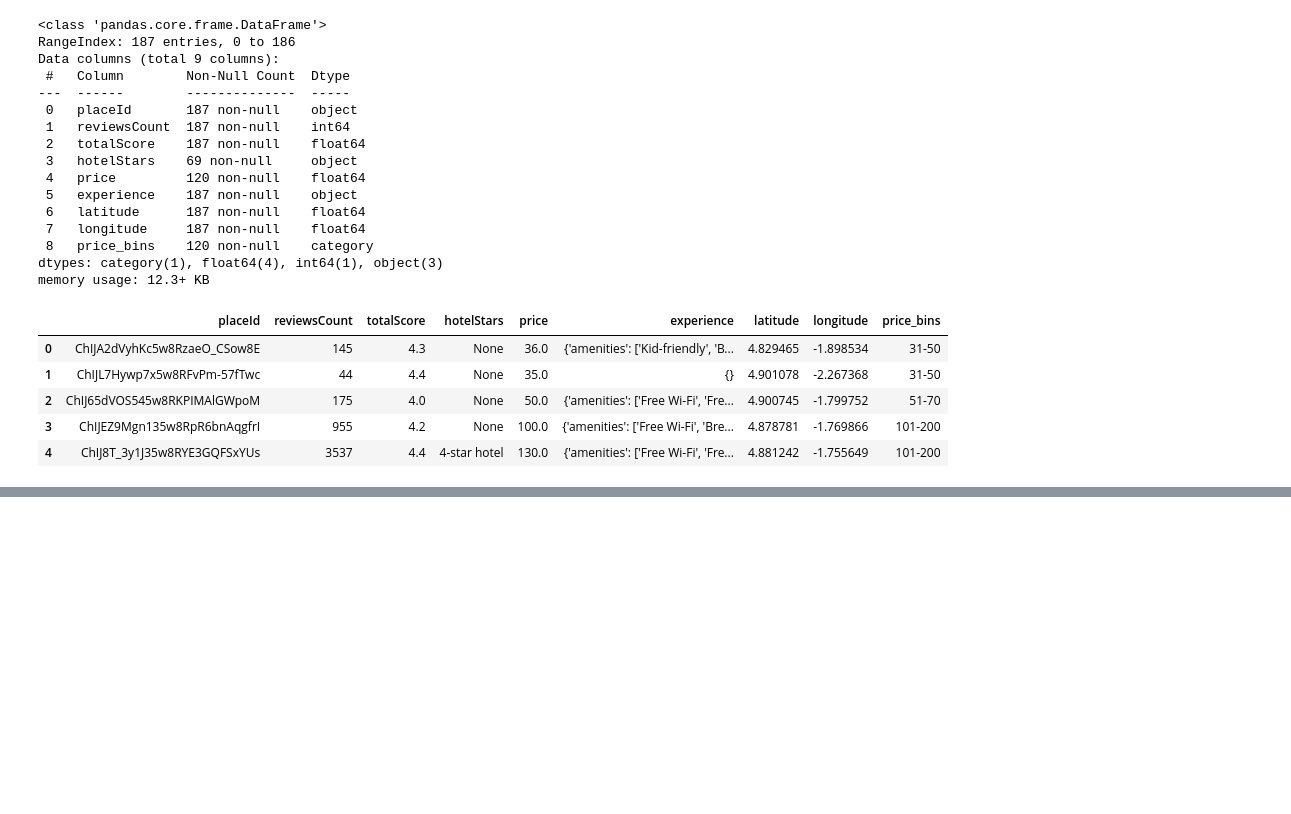
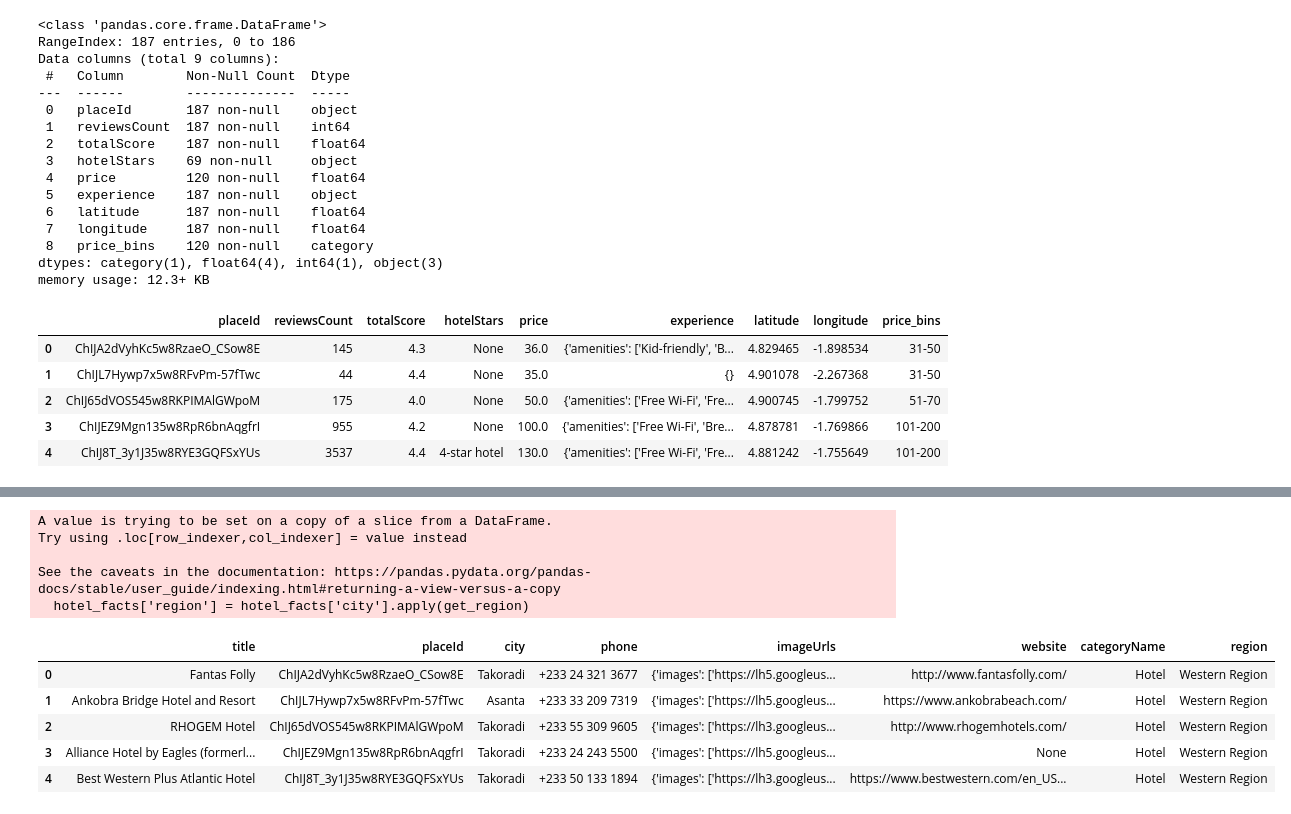
Before and after one commit to josephine-amponsah/absa-based-recommender, a Jupyter notebook: notebooks/data-manipulation/data-prep.ipynb, the cells around one changed output, grey strips where cells are left out. Saved outputs shown, nothing was run; the diff lists cells and outputs as text; code cells hidden in the pictures; blank space fills up the shorter version.

```diff
--- a/notebooks/data-manipulation/data-prep.ipynb
+++ b/notebooks/data-manipulation/data-prep.ipynb
@@ -177,3 +291,36 @@ hotel_details.head()
+# %%
+regions = {
+    'Western Region': ['Takoradi', 'Asanta', 'Aboadze', 'Busua', 'Bogoso', 'Esiama', 'Busua', 'Akwidaa','Sekondi-Takoradi','Axim', 'Shama'],
+    'Eastern Region': ['Akosombo', 'Awete3so', 'Senchi', 'Aburi','New Abirem','Atimpoku','Larteh', 'Akropong','Nsawam','Kyebi','Koforidua','Peduase',
+                       'Nkwatia','Obo','Mamfe','Ashyresu', 'Anum','Adukrom','Akrade','Pepease','Peduasi','Old Tafo', 'Kuntanse'],
+    'Central Region':['Cape Coast','Apam', 'Elmina','Gomoa Fetteh','Brenu','Sokode Etoe','Akrade','Adome','Kpong'],
+    'Volta Region':['Sogakope','Elonyi','Hohoe','Abor','Ho','Biakpa','Keta','Vume','Akatsi','Dzita' , 'Betekpo', 'Aflao', 'Abonse', 'Tunu'],
+    'Greater Accra': ['Ada','Accra', 'Ada Foah']
+}
+# %%
+def get_region(city):
+    for region, cities_list in regions.items():
+        if city in cities_list:
+            return region
+    return None
+
+# Use the apply() function to create a new 'regions' column
+hotel_facts['region'] = hotel_facts['city'].apply(get_region)
+# %% [output]
+A value is trying to be set on a copy of a slice from a DataFrame.
+Try using .loc[row_indexer,col_indexer] = value instead
+
+See the caveats in the documentation: https://pandas.pydata.org/pandas-docs/stable/user_guide/indexing.html#returning-a-view-versus-a-copy
+  hotel_facts['region'] = hotel_facts['city'].apply(get_region)
+# %%
+hotel_facts.head()
+# %% [output]
+|  | title | placeId | city | phone | imageUrls | website | categoryName | region |
+| 0 | Fantas Folly | ChIJA2dVyhKc5w8RzaeO_CSow8E | Takoradi | +233 24 321 3677 | {'images': ['https://lh5.googleus... | http://www.fantasfolly.com/ | Hotel | Western Region |
+| 1 | Ankobra Bridge Hotel and Resort | ChIJL7Hywp7x5w8RFvPm-57fTwc | Asanta | +233 33 209 7319 | {'images': ['https://lh5.googleus... | https://www.ankobrabeach.com/ | Hotel | Western Region |
+| 2 | RHOGEM Hotel | ChIJ65dVOS545w8RKPIMAlGWpoM | Takoradi | +233 55 309 9605 | {'images': ['https://lh3.googleus... | http://www.rhogemhotels.com/ | Hotel | Western Region |
+| 3 | Alliance Hotel by Eagles (formerl... | ChIJEZ9Mgn135w8RpR6bnAqgfrI | Takoradi | +233 24 243 5500 | {'images': ['https://lh5.googleus... | None | Hotel | Western Region |
+| 4 | Best Western Plus Atlantic Hotel | ChIJ8T_3y1J35w8RYE3GQFSxYUs | Takoradi | +233 50 133 1894 | {'images': ['https://lh3.googleus... | https://www.bestwestern.com/en_US... | Hotel | Western Region |
 # %%
 with open('/Users/josephineamponsah/Documents/project-folder/data/hotel-details.json', 'w') as file:
     json.dump(json.loads(hotel_details.to_json(orient='records')), file, indent=2)
```
Also changed, not shown: parts of 11 cells of this notebook, 1 other file.
